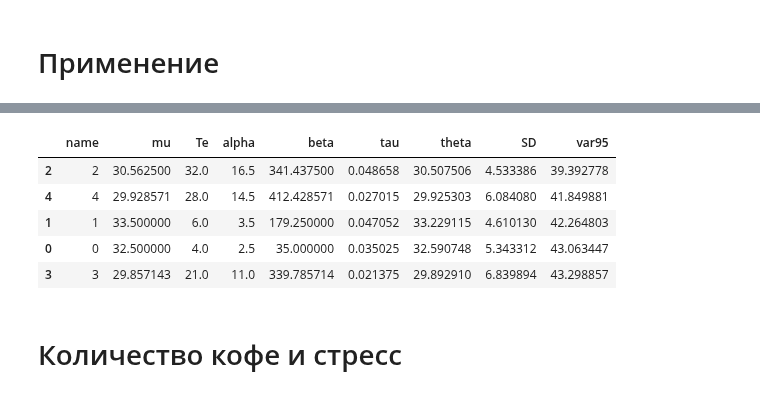
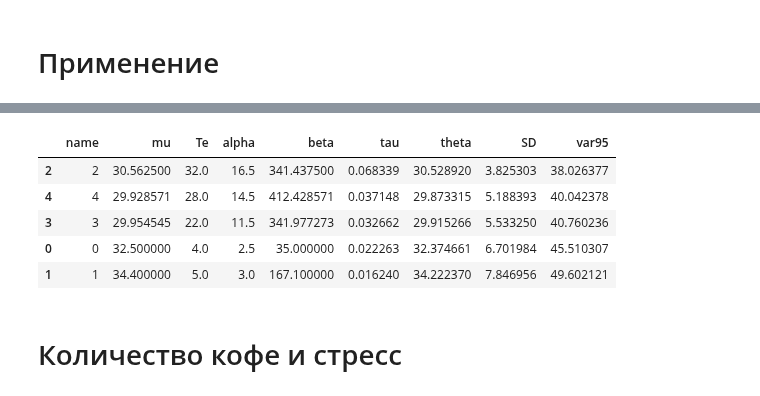
Before and after one commit to ksetdekov/trip_choice_optimizer, a Jupyter notebook: coffee-amount-optimization.ipynb, the cells around one changed output, grey strips where cells are left out. Saved outputs shown, nothing was run; the diff lists cells and outputs as text; code cells hidden in the pictures.

```diff
--- a/coffee-amount-optimization.ipynb
+++ b/coffee-amount-optimization.ipynb
@@ -273,7 +273,8 @@ events = {
     datetime(2025, 3,26): (4, 36),
     datetime(2025, 3,27): (4, 33),
     datetime(2025, 3,28): (2, 41),
-    datetime(2025, 3,29): (1, 46)
+    datetime(2025, 3,29): (1, 46),
+    datetime(2025, 3,30): (3, 32)
 
 }
 
@@ -287,9 +288,9 @@ cups.process_events(events, days=91)
 |  | name | mu | Te | alpha | beta | tau | theta | SD | var95 |
-| 2 | 2 | 30.562500 | 32.0 | 16.5 | 341.437500 | 0.048658 | 30.507506 | 4.533386 | 39.392778 |
-| 4 | 4 | 29.928571 | 28.0 | 14.5 | 412.428571 | 0.027015 | 29.925303 | 6.084080 | 41.849881 |
-| 1 | 1 | 33.500000 | 6.0 | 3.5 | 179.250000 | 0.047052 | 33.229115 | 4.610130 | 42.264803 |
-| 0 | 0 | 32.500000 | 4.0 | 2.5 | 35.000000 | 0.035025 | 32.590748 | 5.343312 | 43.063447 |
-| 3 | 3 | 29.857143 | 21.0 | 11.0 | 339.785714 | 0.021375 | 29.892910 | 6.839894 | 43.298857 |
+| 2 | 2 | 30.562500 | 32.0 | 16.5 | 341.437500 | 0.068339 | 30.528920 | 3.825303 | 38.026377 |
+| 4 | 4 | 29.928571 | 28.0 | 14.5 | 412.428571 | 0.037148 | 29.873315 | 5.188393 | 40.042378 |
+| 3 | 3 | 29.954545 | 22.0 | 11.5 | 341.977273 | 0.032662 | 29.915266 | 5.533250 | 40.760236 |
+| 0 | 0 | 32.500000 | 4.0 | 2.5 | 35.000000 | 0.022263 | 32.374661 | 6.701984 | 45.510307 |
+| 1 | 1 | 34.400000 | 5.0 | 3.0 | 167.100000 | 0.016240 | 34.222370 | 7.846956 | 49.602121 |
 # %% [markdown]
 # Количество кофе и стресс
 # %%
```
Also changed, not shown: parts of 6 cells of this notebook.
